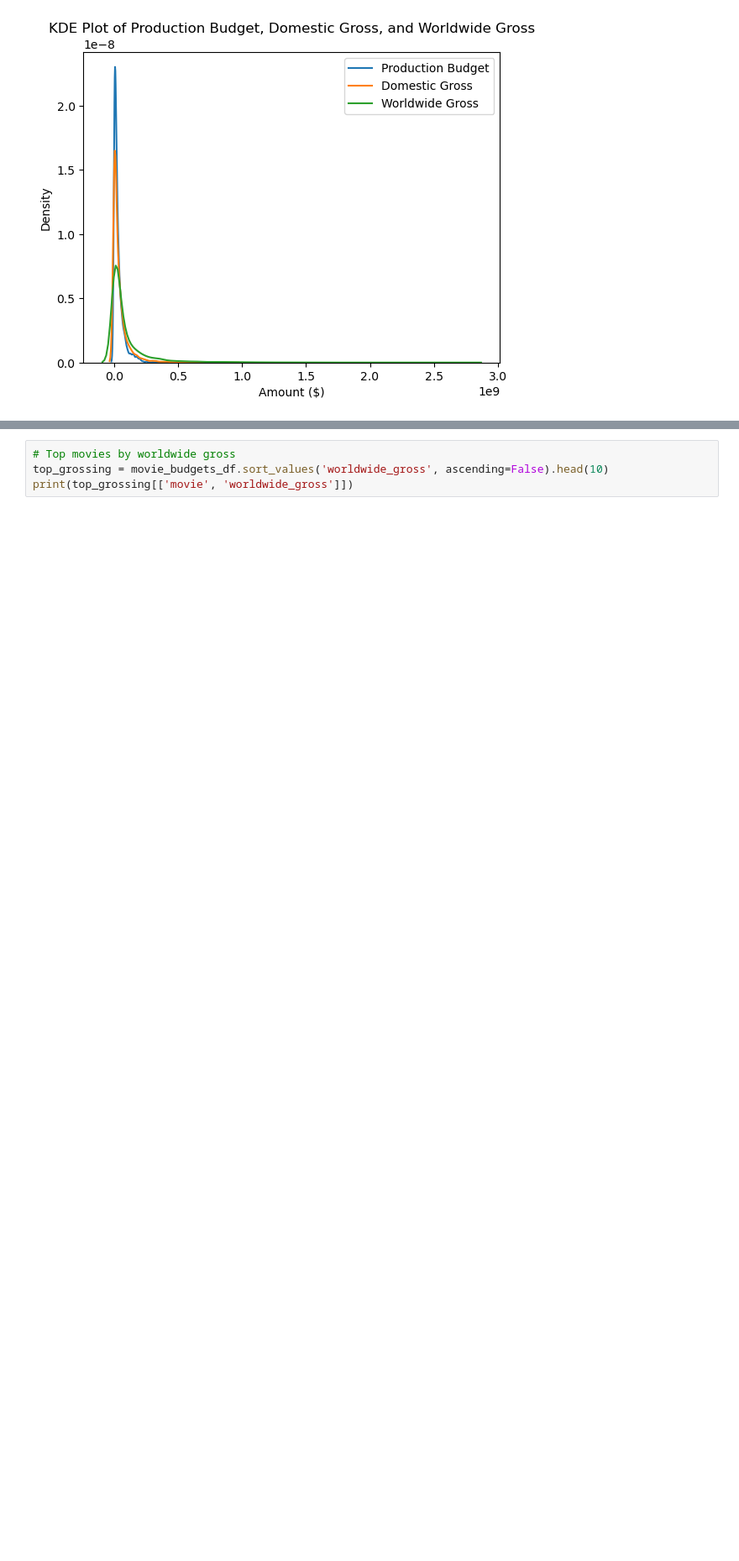
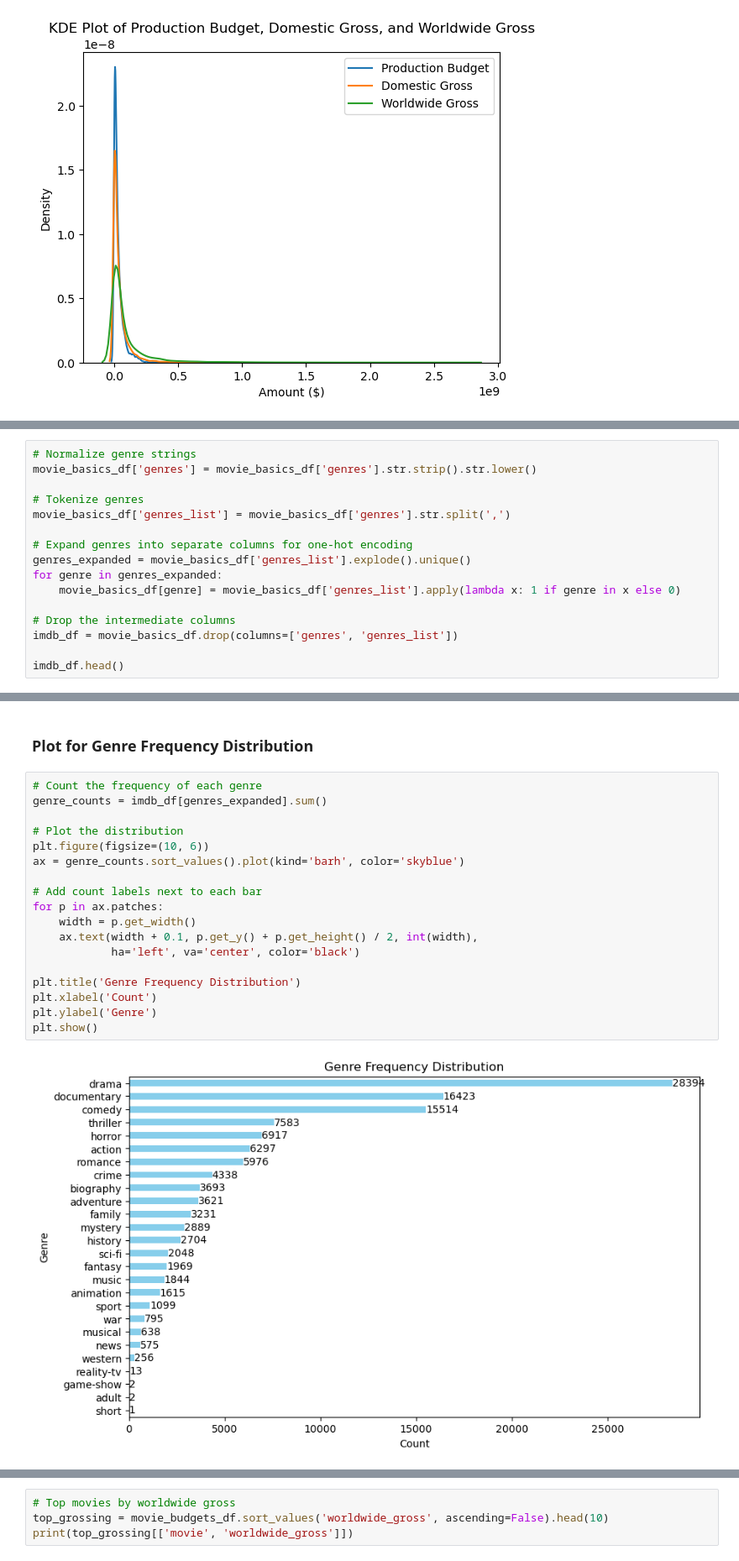
Before and after one commit to kev065/movie-studio-project, a Jupyter notebook: index.ipynb, the cells around one changed output, grey strips where cells are left out. Shown: that part at 84% size. Cells and saved outputs as stored; diff of their text form; blank space fills up the shorter version.

```diff
--- a/index.ipynb
+++ b/index.ipynb
@@ -556,0 +582,16 @@ plt.show()
+# %%
+# Normalize genre strings
+movie_basics_df['genres'] = movie_basics_df['genres'].str.strip().str.lower()
+
+# Tokenize genres
+movie_basics_df['genres_list'] = movie_basics_df['genres'].str.split(',')
+
+# Expand genres into separate columns for one-hot encoding
+genres_expanded = movie_basics_df['genres_list'].explode().unique()
+for genre in genres_expanded:
+    movie_basics_df[genre] = movie_basics_df['genres_list'].apply(lambda x: 1 if genre in x else 0)
+
+# Drop the intermediate columns
+imdb_df = movie_basics_df.drop(columns=['genres', 'genres_list'])
+
+imdb_df.head()
@@ -556,0 +606,22 @@ plt.show()
+# %% [markdown]
+### Plot for Genre Frequency Distribution
+# %%
+# Count the frequency of each genre
+genre_counts = imdb_df[genres_expanded].sum()
+
+# Plot the distribution
+plt.figure(figsize=(10, 6))
+ax = genre_counts.sort_values().plot(kind='barh', color='skyblue')
+
+# Add count labels next to each bar
+for p in ax.patches:
+    width = p.get_width()
+    ax.text(width + 0.1, p.get_y() + p.get_height() / 2, int(width),
+            ha='left', va='center', color='black')
+
+plt.title('Genre Frequency Distribution')
+plt.xlabel('Count')
+plt.ylabel('Genre')
+plt.show()
+# %% [output]
+[figure, added]
```
Also changed, not shown: parts of 14 cells of this notebook.
